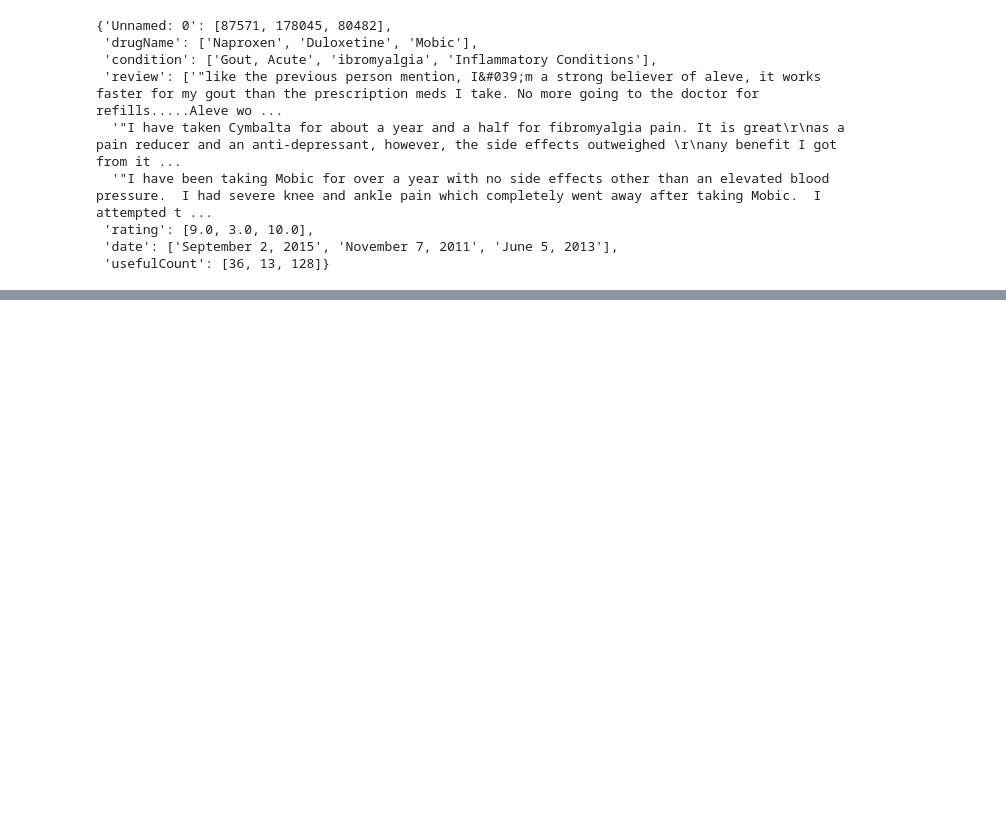
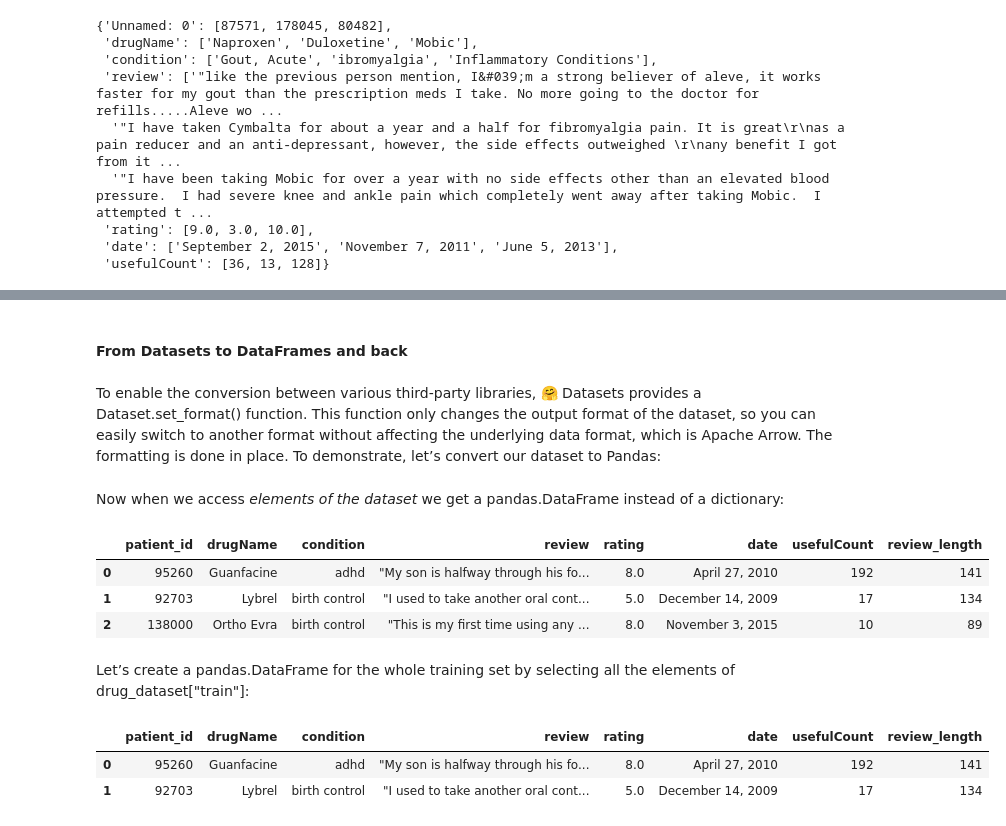
Before and after one commit to hjerpe/exploring, a Jupyter notebook: hugging_nlp_course/notebook/05_datasets_library.ipynb, the cells around one changed output, grey strips where cells are left out. Saved outputs shown, nothing was run; the diff lists cells and outputs as text; code cells hidden in the pictures; blank space fills up the shorter version.

```diff
--- a/hugging_nlp_course/notebook/05_datasets_library.ipynb
+++ b/hugging_nlp_course/notebook/05_datasets_library.ipynb
@@ -202,0 +260,2 @@ Let’s see how we can use 🤗 Datasets to deal with each of these issues. To t
+# %%
+drug_dataset["train"].sort("review_length")[:3]
@@ -202,0 +479,4 @@ Let’s see how we can use 🤗 Datasets to deal with each of these issues. To t
+# %% [markdown]
+#### From Datasets to DataFrames and back
+# %% [markdown]
+To enable the conversion between various third-party libraries, 🤗 Datasets provides a Dataset.set_format() function. This function only changes the output format of the dataset, so you can easily switch to another format without affecting the underlying data format, which is Apache Arrow. The formatting is done in place. To demonstrate, let’s convert our dataset to Pandas:
@@ -202,0 +485,11 @@ Let’s see how we can use 🤗 Datasets to deal with each of these issues. To t
+# %% [markdown]
+Now when we access *elements of the dataset* we get a pandas.DataFrame instead of a dictionary:
+# %%
+drug_dataset["train"][:3]
+# %% [output]
+|  | patient_id | drugName | condition | review | rating | date | usefulCount | review_length |
+| 0 | 95260 | Guanfacine | adhd | "My son is halfway through his fo... | 8.0 | April 27, 2010 | 192 | 141 |
+| 1 | 92703 | Lybrel | birth control | "I used to take another oral cont... | 5.0 | December 14, 2009 | 17 | 134 |
+| 2 | 138000 | Ortho Evra | birth control | "This is my first time using any ... | 8.0 | November 3, 2015 | 10 | 89 |
+# %% [markdown]
+Let’s create a pandas.DataFrame for the whole training set by selecting all the elements of drug_dataset["train"]:
@@ -202,0 +498,6 @@ Let’s see how we can use 🤗 Datasets to deal with each of these issues. To t
+# %%
+train_df.head(2)
+# %% [output]
+|  | patient_id | drugName | condition | review | rating | date | usefulCount | review_length |
+| 0 | 95260 | Guanfacine | adhd | "My son is halfway through his fo... | 8.0 | April 27, 2010 | 192 | 141 |
+| 1 | 92703 | Lybrel | birth control | "I used to take another oral cont... | 5.0 | December 14, 2009 | 17 | 134 |
```
Also changed, not shown: parts of 212 cells of this notebook, 4 other files.
